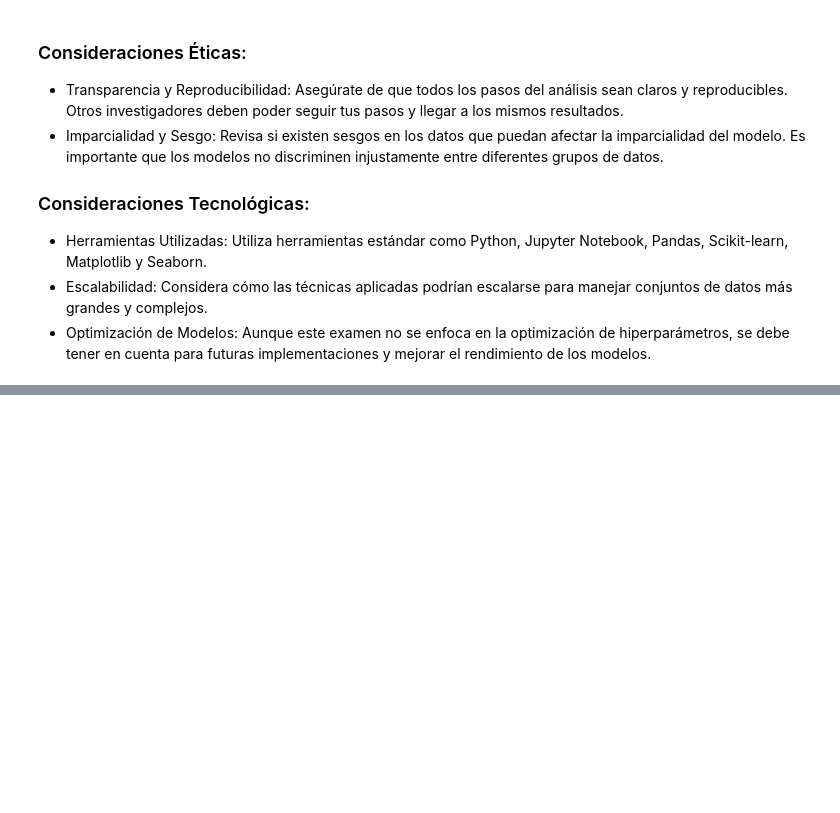
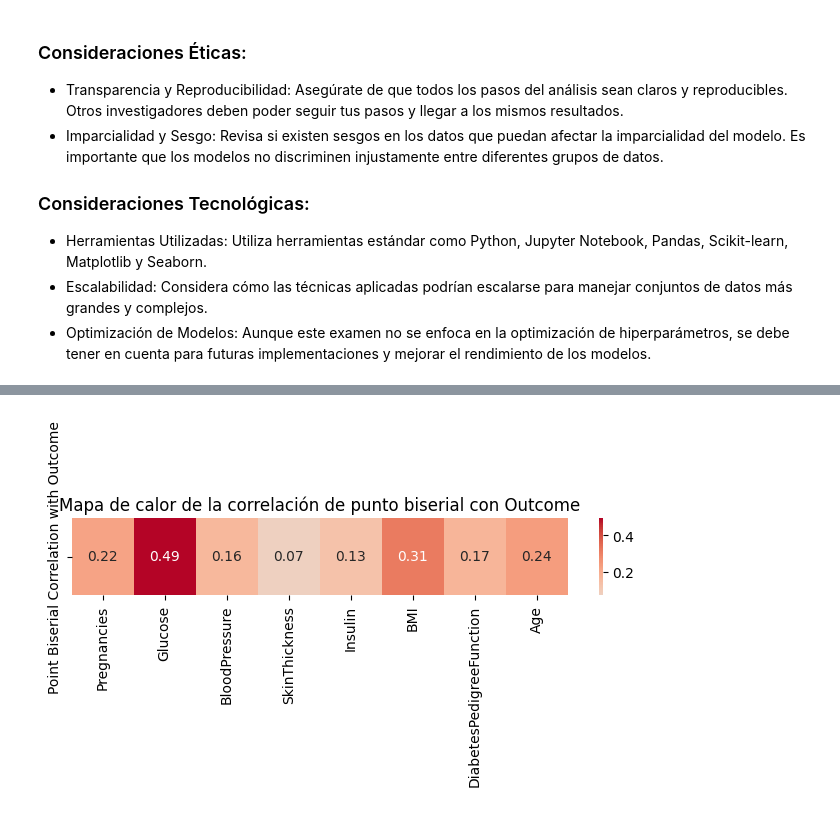
Before and after one commit to dmnunez1993/coding-dojo-ds-ml-bootcamp, a Jupyter notebook: machine_learning/examenes/examen_certificacion_intento_2_diabetes/notebooks/examen_certificacion_intento_2_diabetes.ipynb, the cells around one changed output, grey strips where cells are left out. Cells and saved outputs as stored; diff of their text form; code cells hidden in the pictures; blank space fills up the shorter version.

```diff
--- a/machine_learning/examenes/examen_certificacion_intento_2_diabetes/notebooks/examen_certificacion_intento_2_diabetes.ipynb
+++ b/machine_learning/examenes/examen_certificacion_intento_2_diabetes/notebooks/examen_certificacion_intento_2_diabetes.ipynb
@@ -64,0 +403,18 @@ Además, el archivo debe subirse a GitHub con un tag de liberación (release tag
+# %%
+df.drop("Outcome Numeric", axis=1, inplace=True)
+# %%
+from scipy.stats import pointbiserialr
+import matplotlib.pyplot as plt
+import seaborn as sns
+
+columnas_numericas = obtener_columnas_numericas_df(df)
+corr = {col: pointbiserialr(df['Outcome'], df[col])[0] for col in columnas_numericas}
+# Convertir el diccionario a un DataFrame para facilitar la visualización
+corr_df = pd.DataFrame.from_dict(corr, orient='index', columns=['Point Biserial Correlation with Outcome'])
+# Graficar el heatmap de las correlaciones de punto biserial
+plt.figure(figsize=(8, 1))
+sns.heatmap(corr_df.T, annot=True, cmap='coolwarm', center=0, cbar=True, fmt=".2f")
+plt.title('Mapa de calor de la correlación de punto biserial con Outcome')
+plt.show()
+# %% [output]
+[figure, added]
```
Also changed, not shown: parts of 120 cells of this notebook, 6 other files.
